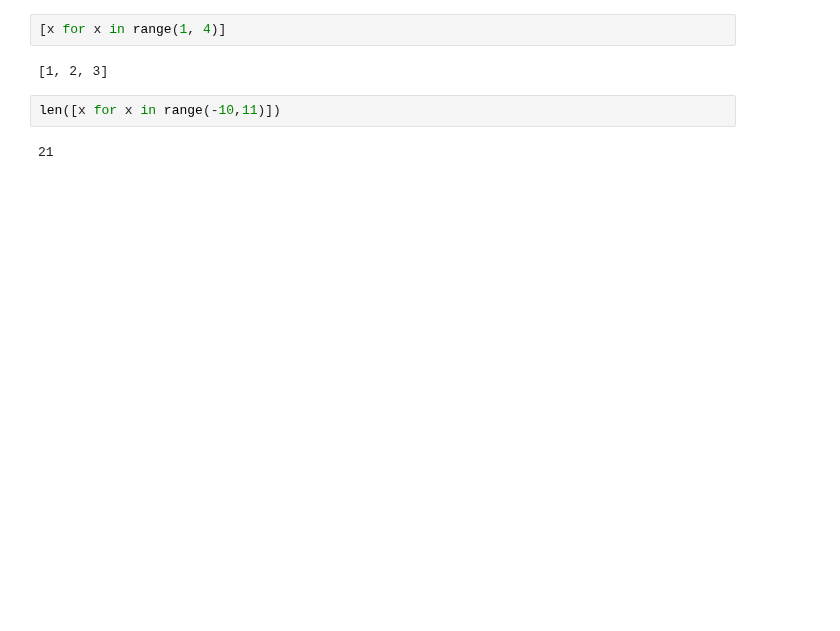
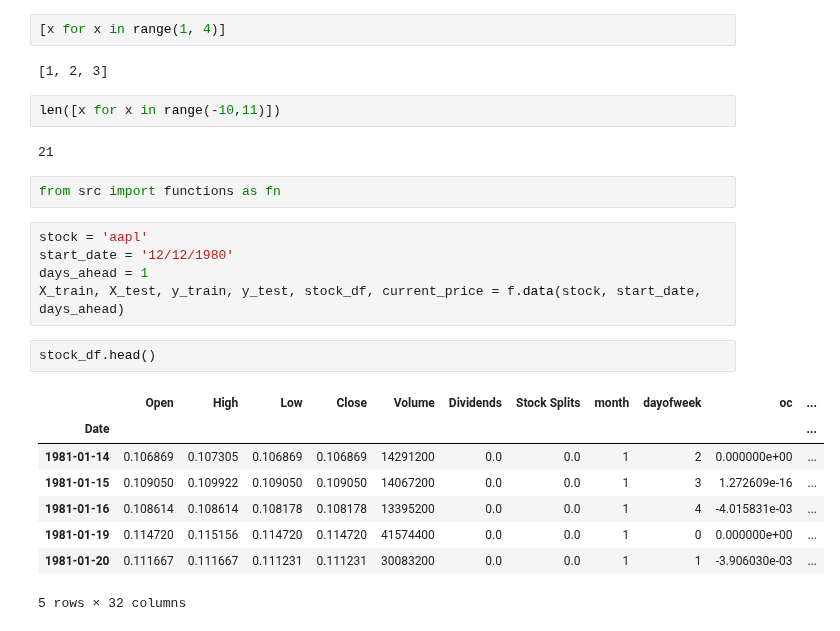
Before and after one commit to yuchild/next_n_day_stock_prediction_simple, a Jupyter notebook: slopes.ipynb, the cells around one changed output. Cells and saved outputs as stored; diff of their text form; blank space fills up the shorter version.

```diff
--- a/slopes.ipynb
+++ b/slopes.ipynb
@@ -114,3 +117,21 @@ df_sample
 len([x for x in range(-10,11)])
 # %% [output]
 21
+# %%
+from src import functions as fn
+# %%
+stock = 'aapl'
+start_date = '12/12/1980'
+days_ahead = 1
+X_train, X_test, y_train, y_test, stock_df, current_price = f.data(stock, start_date, days_ahead)
+# %%
+stock_df.head()
+# %% [output]
+|  | Open | High | Low | Close | Volume | Dividends | Stock Splits | month | dayofweek | oc | ... |
+| Date |  |  |  |  |  |  |  |  |  |  | ... |
+| 1981-01-14 | 0.106869 | 0.107305 | 0.106869 | 0.106869 | 14291200 | 0.0 | 0.0 | 1 | 2 | 0.000000e+00 | ... |
+| 1981-01-15 | 0.109050 | 0.109922 | 0.109050 | 0.109050 | 14067200 | 0.0 | 0.0 | 1 | 3 | 1.272609e-16 | ... |
+| 1981-01-16 | 0.108614 | 0.108614 | 0.108178 | 0.108178 | 13395200 | 0.0 | 0.0 | 1 | 4 | -4.015831e-03 | ... |
+| 1981-01-19 | 0.114720 | 0.115156 | 0.114720 | 0.114720 | 41574400 | 0.0 | 0.0 | 1 | 0 | 0.000000e+00 | ... |
+| 1981-01-20 | 0.111667 | 0.111667 | 0.111231 | 0.111231 | 30083200 | 0.0 | 0.0 | 1 | 1 | -3.906030e-03 | ... |
+5 rows × 32 columns
```
Also changed, not shown: parts of 8 cells of this notebook, 50 other files.
